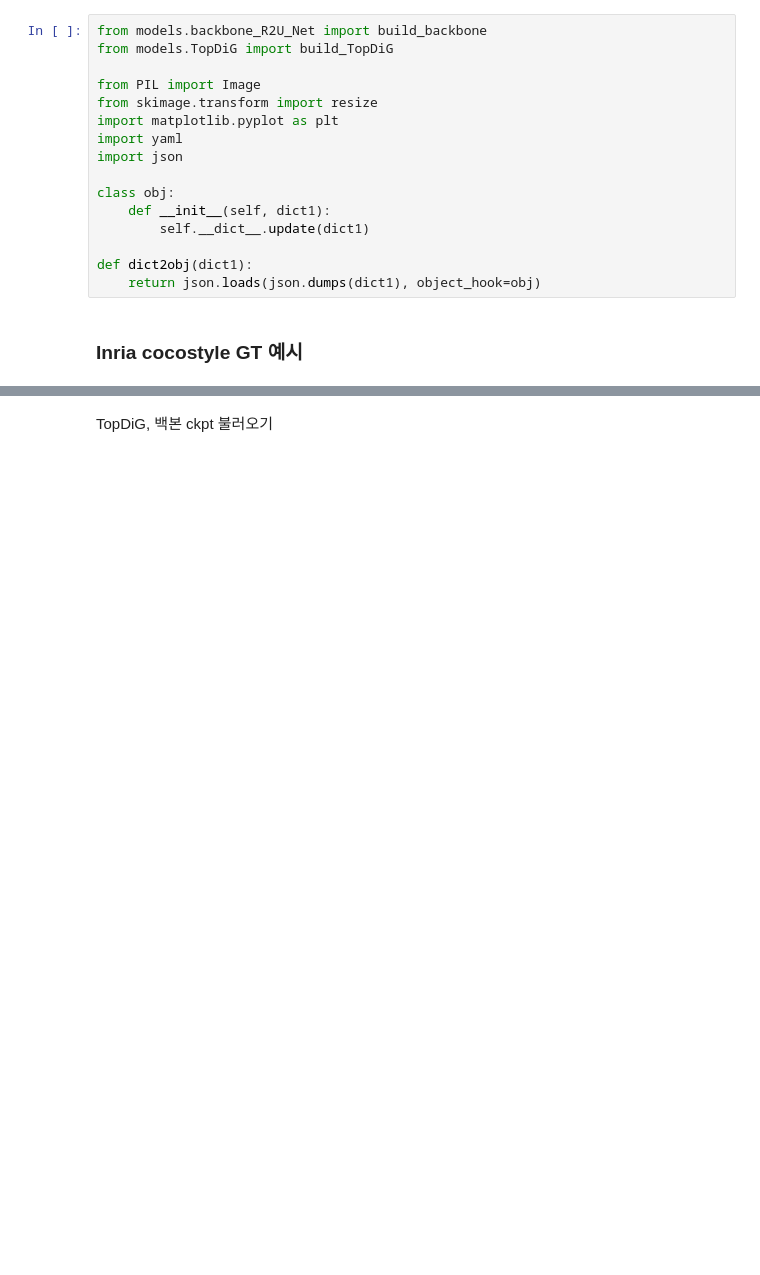
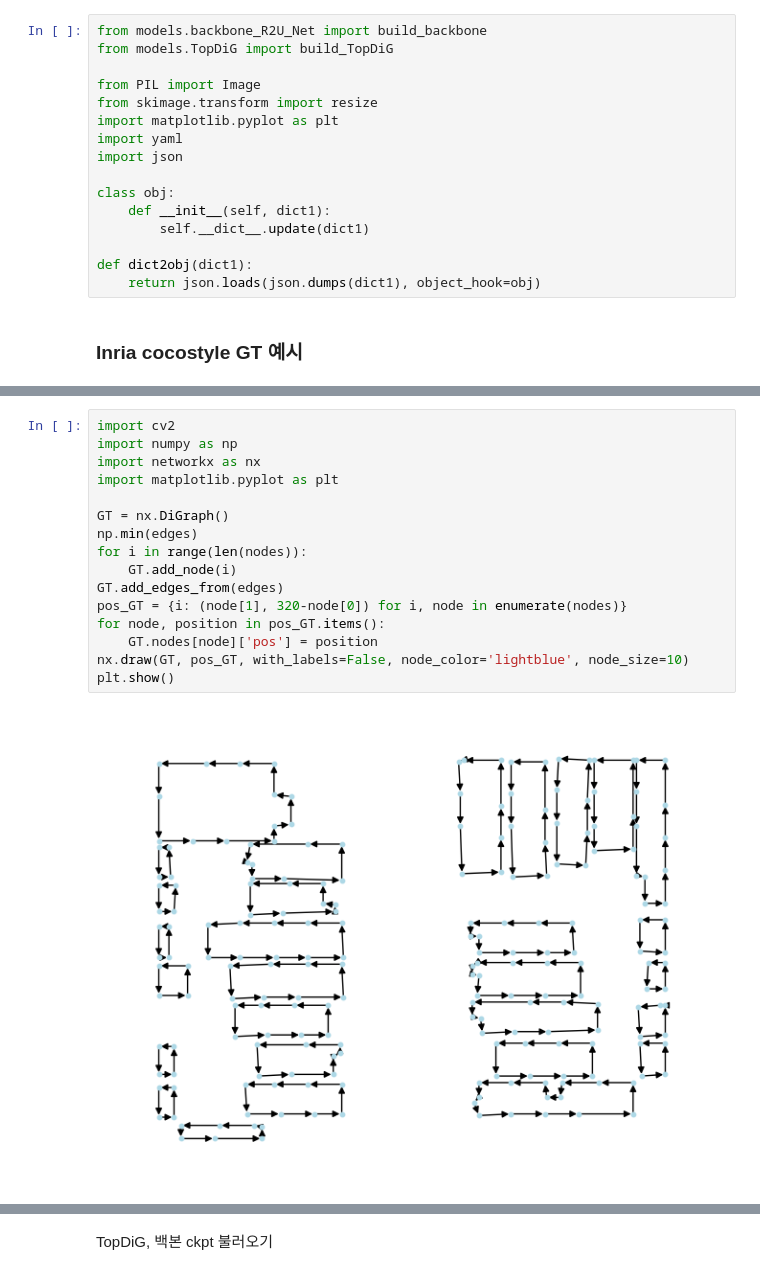
Before and after one commit to tmits37/relationformer, a Jupyter notebook: test_inference_TopDiG.ipynb, the cells around one changed output, grey strips where cells are left out. Saved outputs shown, nothing was run; the diff lists cells and outputs as text; blank space fills up the shorter version.

```diff
--- a/test_inference_TopDiG.ipynb
+++ b/test_inference_TopDiG.ipynb
@@ -254,0 +255,18 @@ torch.Size([6, 3, 300, 300])
+# %%
+import cv2
+import numpy as np
+import networkx as nx
+import matplotlib.pyplot as plt
+
+GT = nx.DiGraph()
+np.min(edges)
+for i in range(len(nodes)):
+    GT.add_node(i)
+GT.add_edges_from(edges)
+pos_GT = {i: (node[1], 320-node[0]) for i, node in enumerate(nodes)}
+for node, position in pos_GT.items():
+    GT.nodes[node]['pos'] = position
+nx.draw(GT, pos_GT, with_labels=False, node_color='lightblue', node_size=10)
+plt.show()
+# %% [output]
+[figure, added]
```
Also changed, not shown: parts of 20 cells of this notebook, 2 other files.
